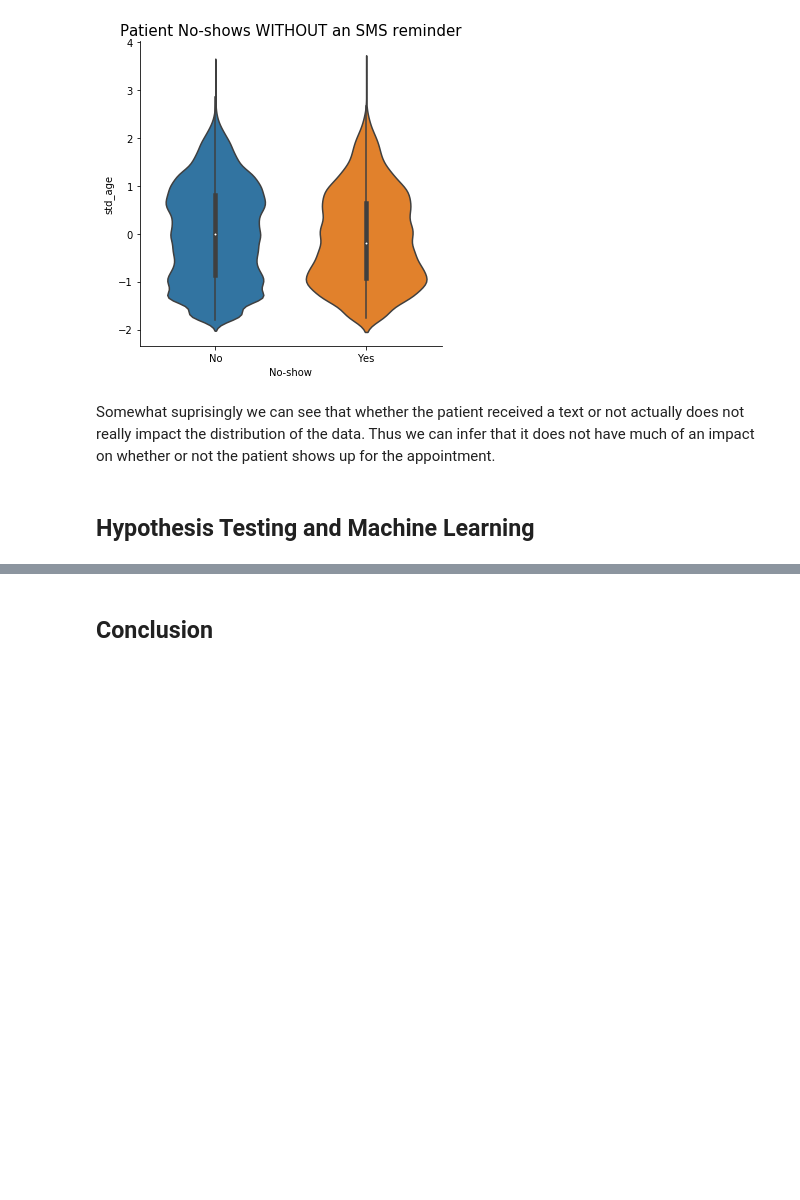
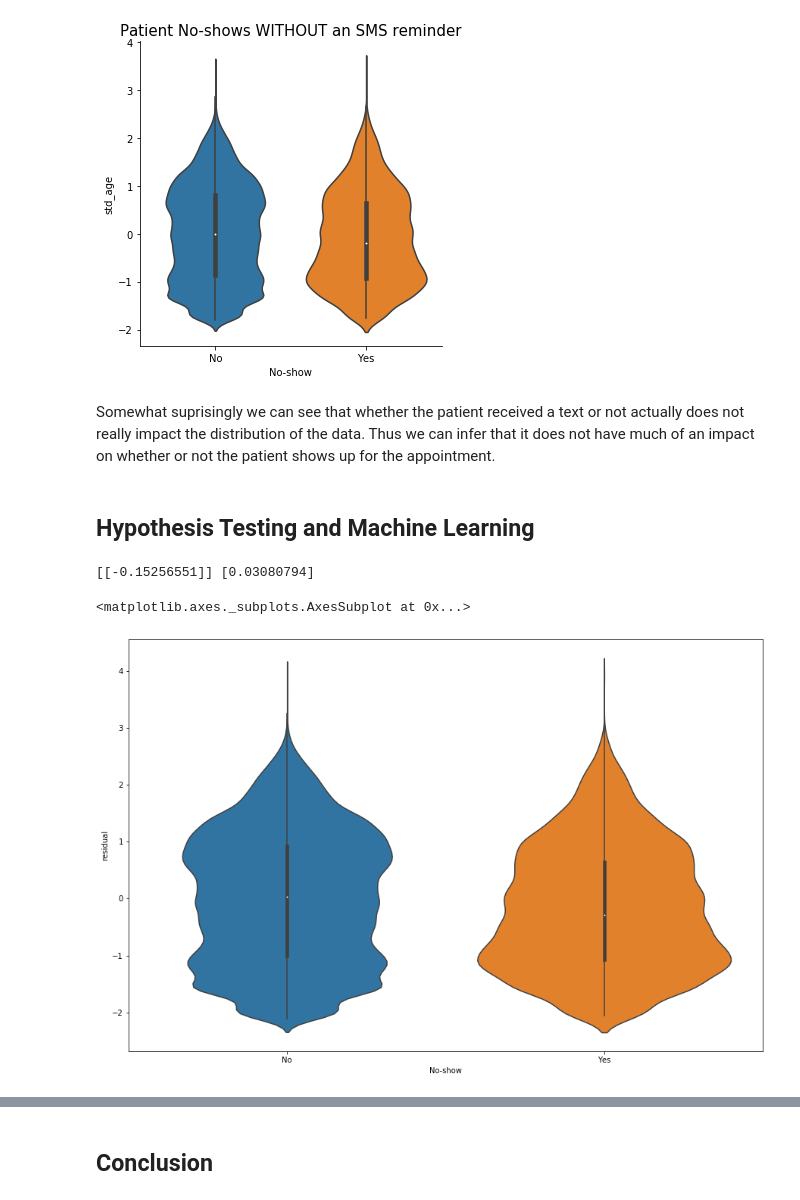
Before and after one commit to rezaameli/rezaameli.github.io, a Jupyter notebook: noshow.ipynb, the cells around one changed output, grey strips where cells are left out. Drawn from its saved outputs; the diff is of its cells as text; code cells hidden in the pictures; blank space fills up the shorter version.

```diff
--- a/noshow.ipynb
+++ b/noshow.ipynb
@@ -224,3 +226,30 @@ plt.show()
 Somewhat suprisingly we can see that whether the patient received a text or not actually does not really impact the distribution of the data. Thus we can infer that it does not have much of an impact on whether or not the patient shows up for the appointment.
 # %% [markdown]
 ## Hypothesis Testing and Machine Learning
+# %%
+for index, row in appts.iterrows():
+    if row['No-show'] == 'No':
+        appts.at[index, 'noshow_val'] = np.int64(0)
+    else:
+        appts.at[index, 'noshow_val'] = np.int64(1)
+
+x = appts['noshow_val'].values.reshape(-1,1)
+y = appts['std_age'].values.reshape(-1,1)
+reg = LinearRegression().fit(x, y)
+coef = reg.coef_
+intercept = reg.intercept_
+print(coef, intercept)
+# %% [output]
+[[-0.15256551]] [0.03080794]
+# %%
+est = []
+for x in appts['std_age'].values:
+    est.append(reg.predict(x.reshape(-1,1))[0][0])
+
+appts["est"] = est
+appts["residual"] = appts["std_age"] - appts["est"]
+fig = plt.figure(figsize=(15,10))
+sns.violinplot(x="No-show", y="residual", data=appts)
+# %% [output]
+<matplotlib.axes._subplots.AxesSubplot at 0x...>
+[figure, added]
```
Also changed, not shown: parts of 10 cells of this notebook.
